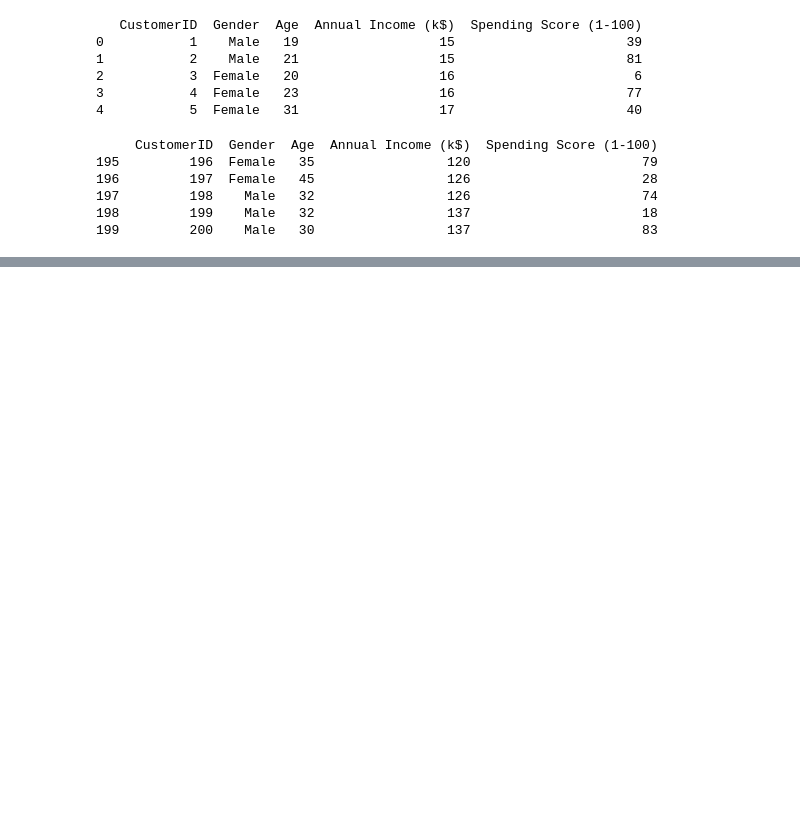
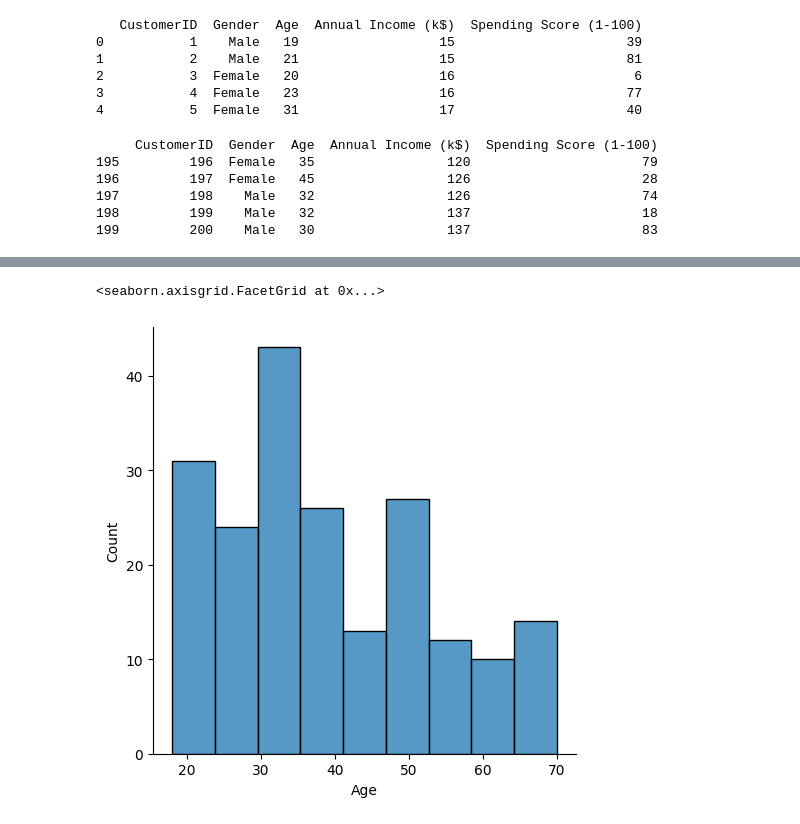
Before and after one commit to rajsrm2021/Data-analytics, a Jupyter notebook: first.ipynb, the cells around one changed output, grey strips where cells are left out. Drawn from its saved outputs; the diff is of its cells as text; code cells hidden in the pictures; blank space fills up the shorter version.

```diff
--- a/first.ipynb
+++ b/first.ipynb
@@ -24,0 +53,7 @@ print(df1.tail())
+# %%
+# plotting the distributions of numeric variables.
+sns.set_style()
+sns.displot(df1.Age)
+# %% [output]
+<seaborn.axisgrid.FacetGrid at 0x...>
+[figure, added]
```
Also changed, not shown: parts of 11 cells of this notebook.
